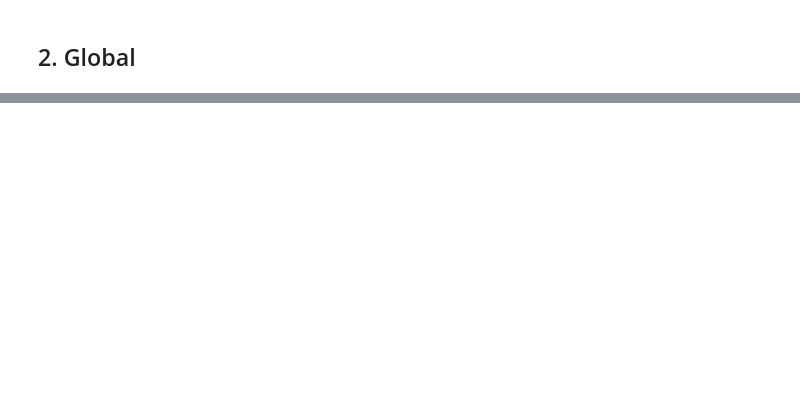
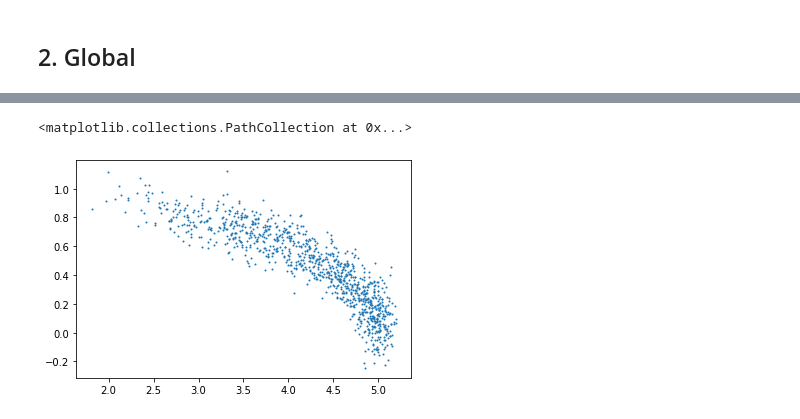
Before and after one commit to artusoma/prinPy, a Jupyter notebook: prinPy quickstart.ipynb, the cells around one changed output, grey strips where cells are left out. Cells and saved outputs as stored; diff of their text form; code cells hidden in the pictures; blank space fills up the shorter version.

```diff
--- a/prinPy quickstart.ipynb
+++ b/prinPy quickstart.ipynb
@@ -82,0 +84,10 @@ SyntaxError: invalid syntax (<ipython-input-22-3be665884f0d>, line 1)
+# %%
+# Generate some test data
+t = np.linspace(0, 1, 1000) + np.random.normal(scale = .1, size = 1000)
+x = 5*np.cos(t) + np.random.normal(scale = .1, size = 1000)
+y = np.sin(t) + np.random.normal(scale = .1, size = 1000)
+# %%
+plt.scatter(x, y, s = 1)
+# %% [output]
+<matplotlib.collections.PathCollection at 0x...>
+[figure, added]
```
Also changed, not shown: parts of 12 cells of this notebook, 1 other file.
